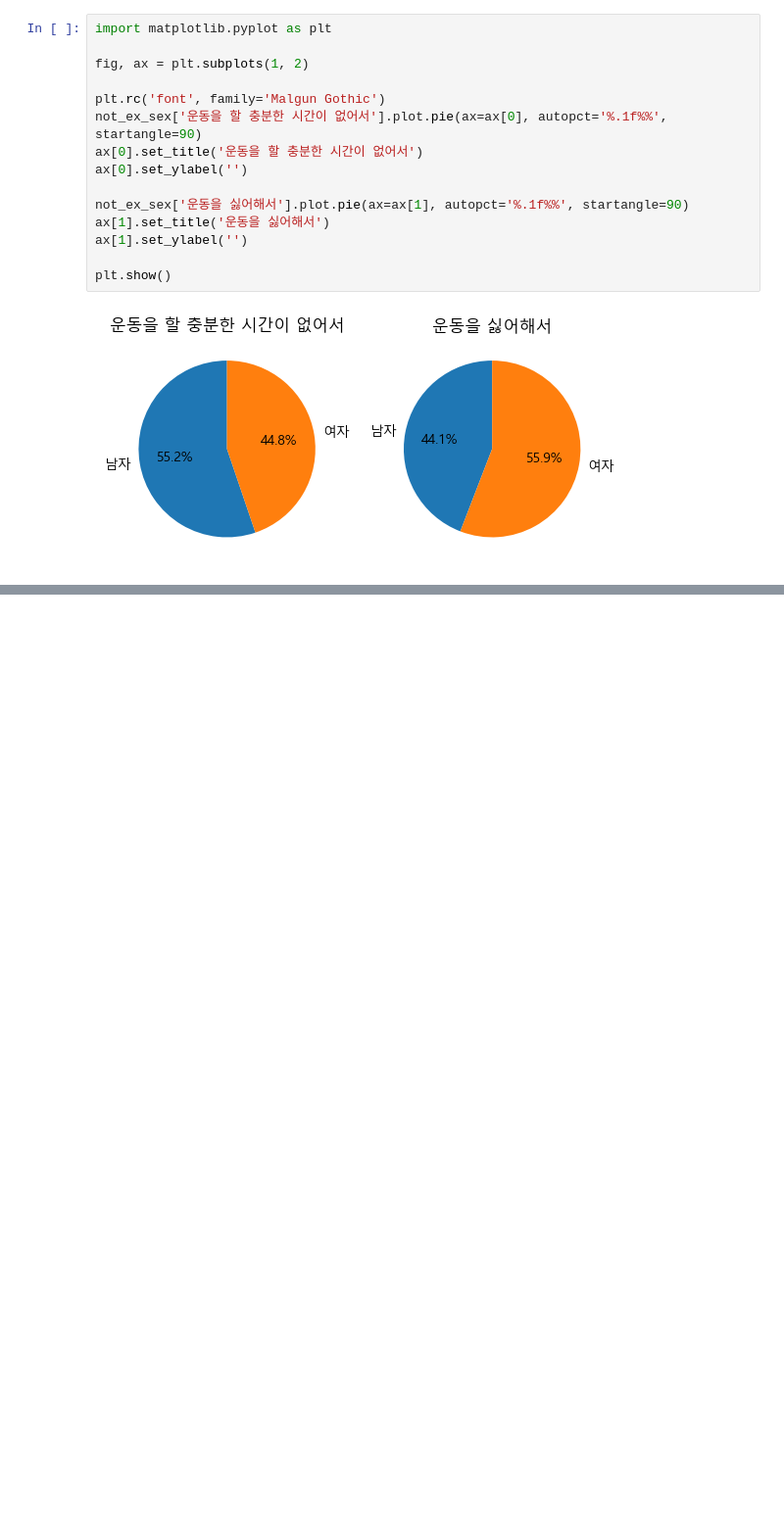
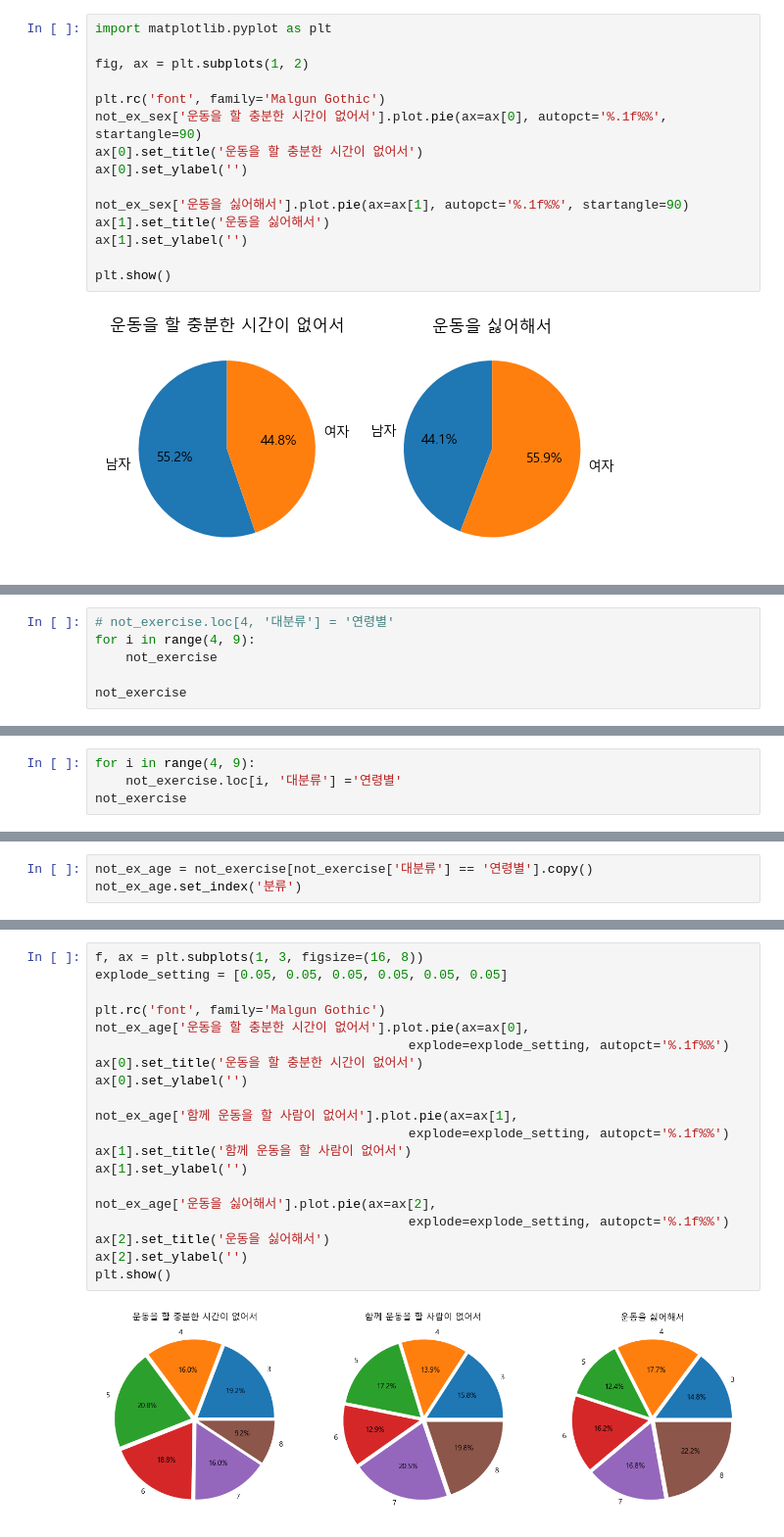
Before and after one commit to codingslave2/Jupyter, a Jupyter notebook: notexercise.ipynb, the cells around one changed output, grey strips where cells are left out. Shown: that part at 98% size. Drawn from its saved outputs; the diff is of its cells as text; blank space fills up the shorter version.

```diff
--- a/notexercise.ipynb
+++ b/notexercise.ipynb
@@ -165,0 +169,6 @@ plt.show()
+# %%
+# not_exercise.loc[4, '대분류'] = '연령별'
+for i in range(4, 9):
+    not_exercise
+
+not_exercise
@@ -165,0 +193,4 @@ plt.show()
+# %%
+for i in range(4, 9):
+    not_exercise.loc[i, '대분류'] ='연령별'
+not_exercise
@@ -165,0 +215,3 @@ plt.show()
+# %%
+not_ex_age = not_exercise[not_exercise['대분류'] == '연령별'].copy()
+not_ex_age.set_index('분류')
@@ -165,0 +227,22 @@ plt.show()
+# %%
+f, ax = plt.subplots(1, 3, figsize=(16, 8))
+explode_setting = [0.05, 0.05, 0.05, 0.05, 0.05, 0.05]
+
+plt.rc('font', family='Malgun Gothic')
+not_ex_age['운동을 할 충분한 시간이 없어서'].plot.pie(ax=ax[0],
+                                         explode=explode_setting, autopct='%.1f%%')
+ax[0].set_title('운동을 할 충분한 시간이 없어서')
+ax[0].set_ylabel('')
+
+not_ex_age['함께 운동을 할 사람이 없어서'].plot.pie(ax=ax[1],
+                                         explode=explode_setting, autopct='%.1f%%')
+ax[1].set_title('함께 운동을 할 사람이 없어서')
+ax[1].set_ylabel('')
+
+not_ex_age['운동을 싫어해서'].plot.pie(ax=ax[2],
+                                         explode=explode_setting, autopct='%.1f%%')
+ax[2].set_title('운동을 싫어해서')
+ax[2].set_ylabel('')
+plt.show()
+# %% [output]
+[figure, added]
```
Also changed, not shown: parts of 6 cells of this notebook, 6 other files.
